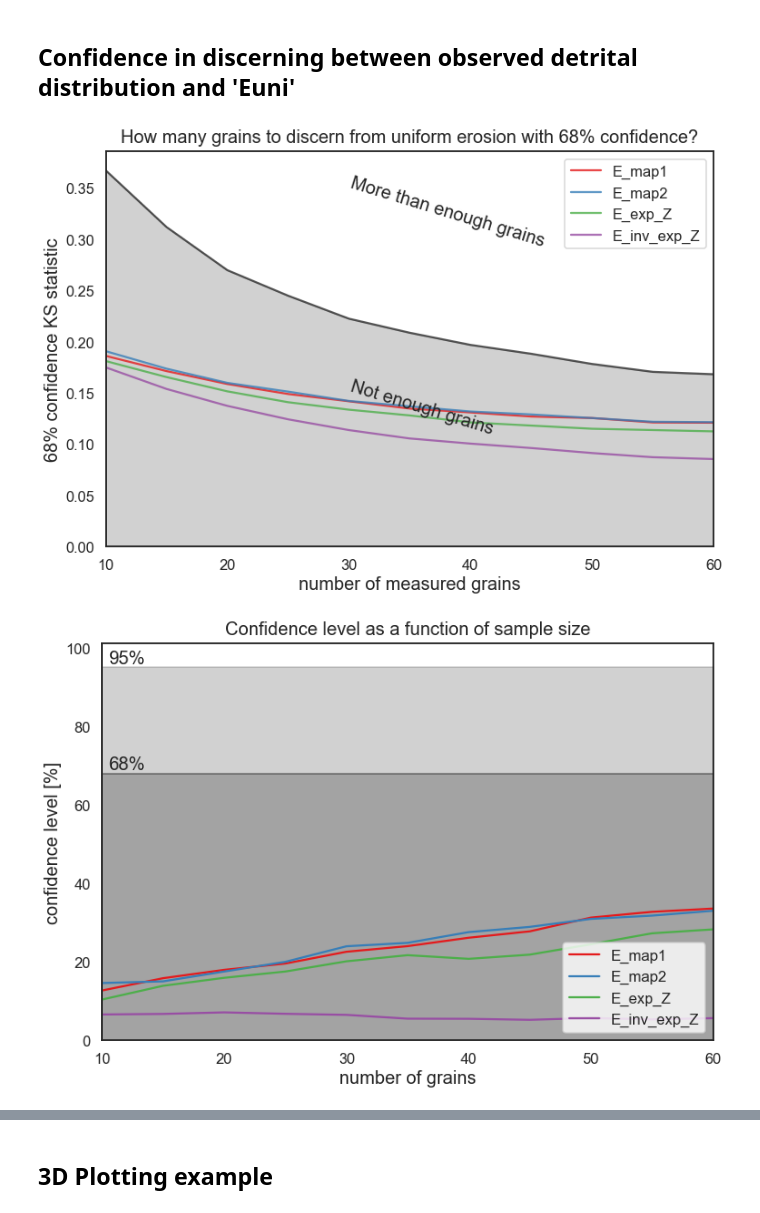
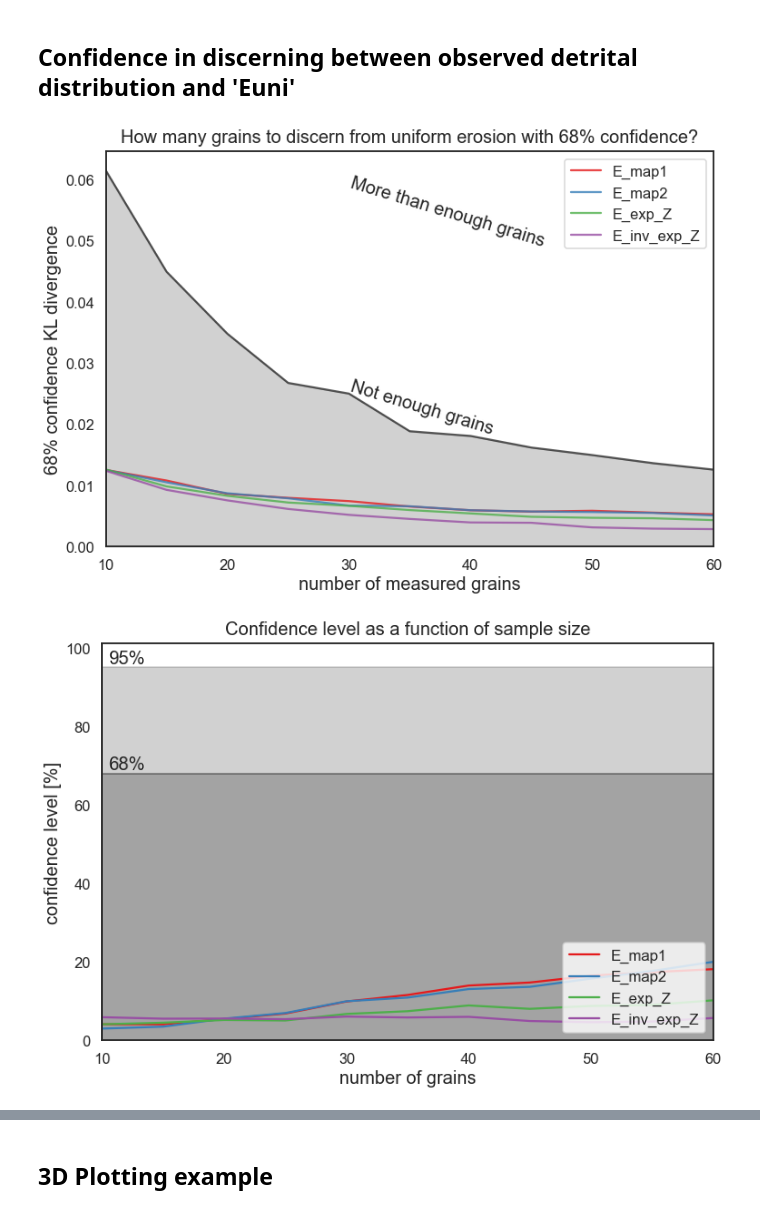
Before and after one commit to toddehlers/ESD_thermotrace, a Jupyter notebook: ESD_thermotrace.ipynb, the cells around one changed output, grey strips where cells are left out. Saved outputs shown, nothing was run; the diff lists cells and outputs as text; code cells hidden in the pictures.

Commit message:
modded prob, added hist of fit to scenario

```diff
--- a/ESD_thermotrace.ipynb
+++ b/ESD_thermotrace.ipynb
@@ -676,7 +676,7 @@ ws_data.head()
 # make populations according to the different erosion weighting
 multiplier = 1e3 # starting number of grains for each cell (the more the better, but also slower...)
 pops = {} # preallocate dictionary of populations
-scen_labels = ws_data.columns[5:]# ['E_exp_Z','E_inv_exp_Z','E_map']
+scen_labels = ws_data.columns[5:].to_list() # ['E_exp_Z','E_inv_exp_Z','E_map']
 for s in scen_labels:
     # label of the column that informs how many grains (N) per cell
     N_label = 'N_'+s
@@ -805,17 +804,17 @@ def get_KL(res_p, d):
     # return KL divergence between real and interpolated from downsampled
     return entropy(np.interp(x=res_p_vals,xp=d.vals,fp=d.cdf_y), res_d)
 
+# Assign some variables
 all_k = np.arange(10,len(dd)+5,5) # possible N of dated grains (k) to consider
 k_iter = 1000 # iterations per k value
-confint = 68 # <---------------------------------------------------------------------- !!! CONFIDENCE INTERVAL !!!
-ci = confint/100 # express probability as 0<p<1
+confint = 68 # % confidence interval to solve for <----------------------------------------!!!!!
 
 ref_scen = 'Euni' # reference erosion scenario
 # which statistic to be used? [get_KS, 'KS statistic'] , [get_KL,'KL divergence']
-stat = [get_KS, 'KS statistic']
+stat = [get_KL, 'KL divergence']
 
-# calculate 95% confidence distance for each k, between 'Euni' n=∞ and 'Euni' n=len(dd)
-Dc_within = {} # Distance_critical
+# calculate 95% confidence divergence for each k, between 'Euni' n=∞ and 'Euni' n=len(dd)
+Dc_within = {} # critical divergence between the reference scenario and the subsampled itself
 D_dist_dict = {} # store distributions for later confidence plot
 Dc = []
 for k in all_k:
@@ -835,7 +834,14 @@ for k in all_k:
 Dc_within[ref_scen] = Dc
 
 # calculate divergence for each k, between reference scenario and detrital data
-Dc_between = {}
+Dc_between = {}  # critical divergence between the reference scenario and another subsampled scenario
+
+# The confidence interval of the analysis is the product confint*0.95
+# because it's the probability of two events occurring together:
+# Dc_within being smaller than the 95th percentile of the iterations,
+# and Dc_between being larger than the 1-confint percentile of the iterations
+ci = confint/100/0.95
+
 for scen in scen_labels:
     Dc = []
     for k in all_k:
@@ -848,9 +854,14 @@ for scen in scen_labels:
         # calculate cumulative probability of each value
         D_arr_vals, D_arr_valcount = np.unique(D_arr, return_counts=True)
         D_arr_prob = D_arr_valcount.cumsum()/D_arr_valcount.sum()
-        ind_ci = np.where(D_arr_prob<=1-ci)[0][-1] # index of the target confidence level
-        # store values
-        Dc.append(D_arr_vals[ind_ci])
+        if np.where(D_arr_prob<=1-ci)[0].size < 1:
+            print('None of the iterations could discern '+scen+' from '+ref_scen+' with '+
+                  str(k)+' grains at '+str(confint)+'% confidence')
+            Dc.append(0.0) # divergence between scenarios is formally null
+        else:
+            ind_ci = np.where(D_arr_prob<=1-ci)[0][-1] # index of the target confidence level
+            # store values
+            Dc.append(D_arr_vals[ind_ci])
         D_dist_dict[scen+'_'+str(k)] = [D_arr_vals, D_arr_prob, D_arr]
     Dc_between[scen] = Dc
 
@@ -876,7 +887,7 @@ for scen in scen_labels:
 def smooth(y, window_size=3, order=1, deriv=0, rate=1):
     '''
     dirty smoothing function, so that curves can be calculated on the base of ~1000 iterations,
-    but still look good
+    but still look good, if wanted
     '''
     from math import factorial
 
@@ -907,37 +918,37 @@ def plot_div_analysis(ci, Dw=None, Db=None, ylabel='divergence', ref_scen='Euni'
     '''
     plotting function to compare D_within and D_between
     saveas= string, path and filename with extension .png, .pdf, .eps or .tiff
     '''
     fig,ax = plt.subplots(figsize=(12,8))
     leg = []
     if Dw:
         color=iter(cm.rainbow(np.linspace(0,1,len(scen_labels))))
         for key,D in Dw.items():
-            ax.fill_between(all_k, smooth(D), color='k', alpha=0.2, label='_nolegend_')
-            ax.plot(all_k, smooth(D), c='k', alpha=0.7, label='_nolegend_')
+            ax.fill_between(all_k, D, color='k', alpha=0.2, label='_nolegend_')
+            ax.plot(all_k, D, c='k', alpha=0.7, label='_nolegend_')
     if Db:
         color=iter(cm.Set1(np.linspace(0,1,9)))
         for key,D1 in Db.items():
             c = next(color)
-            ax.plot(all_k,smooth(D1),c=c, alpha=0.8)
+            ax.plot(all_k,D1,c=c, alpha=0.8)
             leg.append(key)
 
     ax.set(ylim=(0,None), xlim=(all_k[0],all_k[-1]))
     ax.set_xlabel('number of measured grains', fontdict=dict(size=20))
     ax.set_ylabel('{}% confidence {}'.format(ci,ylabel), fontdict=dict(size=20))
     ax.set_title('How many grains to discern from uniform erosion with {}% confidence?'.format(ci),
                  fontdict=dict(size=20), pad=10)
     ax.legend(leg, loc=('upper right'))
     ax.text(30,max(D)*0.3,'Not enough grains', fontdict=dict(size=20,rotation=-17))
     ax.text(30,max(D)*0.8,'More than enough grains', fontdict=dict(size=20,rotation=-17))
 
     # save figure
     if saveas is not None:
         fig.savefig(saveas, dpi=200)
 
 plot_div_analysis(ci=confint, Dw=Dc_within, Db=Dc_between, ylabel=stat[1], saveas=None)
 # %% [output]
-[figure, old version]
+[figure, new version]
 # %%
 ################ Plot the confidence as function of grain number ########################
 #########################################################################################
@@ -971,4 +982,4 @@ def plot_confidence(prob_dict, all_k):
 
 plot_confidence(prob_dict=probs, all_k=all_k)
 # %% [output]
-[figure, old version]
+[figure, new version]
```
Also changed, not shown: parts of 5 cells of this notebook, 6 other files.
